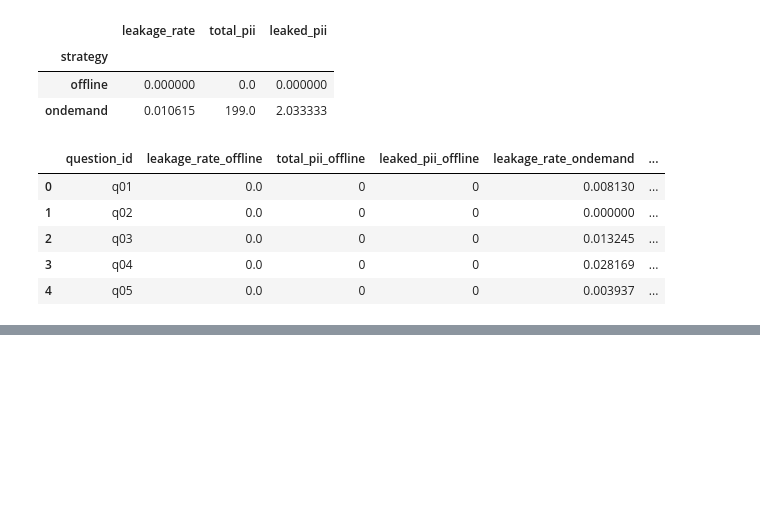
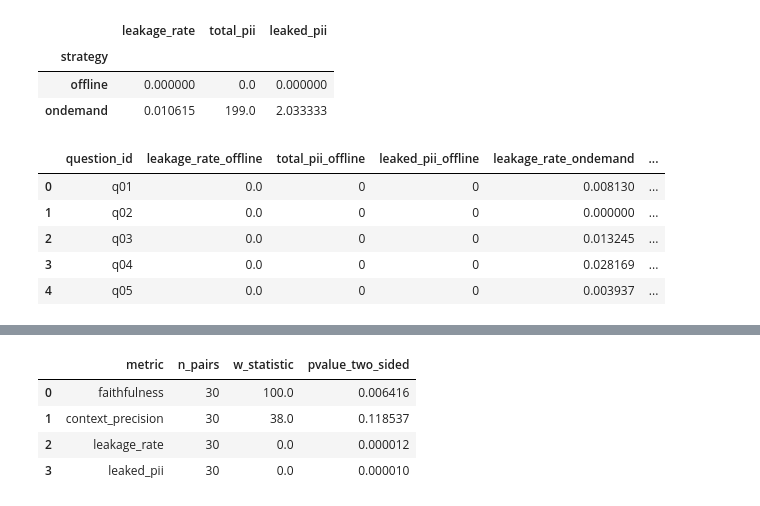
Before and after one commit to matheusfbosa/rag-anonymous-metrics, a Jupyter notebook: notebooks/privacy_utility.ipynb, the cells around one changed output, grey strips where cells are left out. Saved outputs shown, nothing was run; the diff lists cells and outputs as text; code cells hidden in the pictures; blank space fills up the shorter version.

```diff
--- a/notebooks/privacy_utility.ipynb
+++ b/notebooks/privacy_utility.ipynb
@@ -152,0 +203,26 @@ display(sm_table)
+# %%
+from scipy.stats import wilcoxon
+
+
+wilcoxon_rows = []
+for col in TEST_COLUMNS:
+    d = paired_diffs(paired, col).astype("float64").to_numpy()
+    n = int(d.size)
+    # Wilcoxon drops zero diffs and errors if all are zero
+    if n < 1 or (d == 0).all():
+        wilcoxon_rows.append(
+            {"metric": col, "n_pairs": n, "w_statistic": float("nan"), "pvalue_two_sided": float("nan")}
+        )
+        continue
+    w_stat, p_two = wilcoxon(d)
+    wilcoxon_rows.append(
+        {"metric": col, "n_pairs": n, "w_statistic": float(w_stat), "pvalue_two_sided": float(p_two)}
+    )
+wilcoxon_table = pd.DataFrame(wilcoxon_rows)
+display(wilcoxon_table)
+# %% [output]
+|  | metric | n_pairs | w_statistic | pvalue_two_sided |
+| 0 | faithfulness | 30 | 100.0 | 0.006416 |
+| 1 | context_precision | 30 | 38.0 | 0.118537 |
+| 2 | leakage_rate | 30 | 0.0 | 0.000012 |
+| 3 | leaked_pii | 30 | 0.0 | 0.000010 |
```
Also changed, not shown: parts of 17 cells of this notebook, 1 other file.
